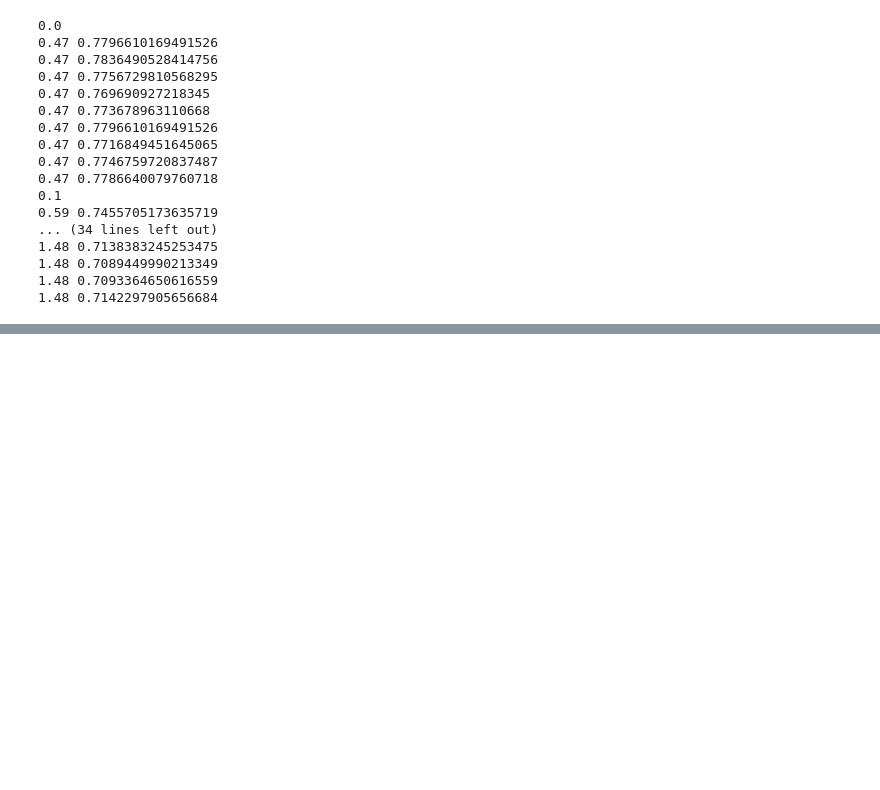
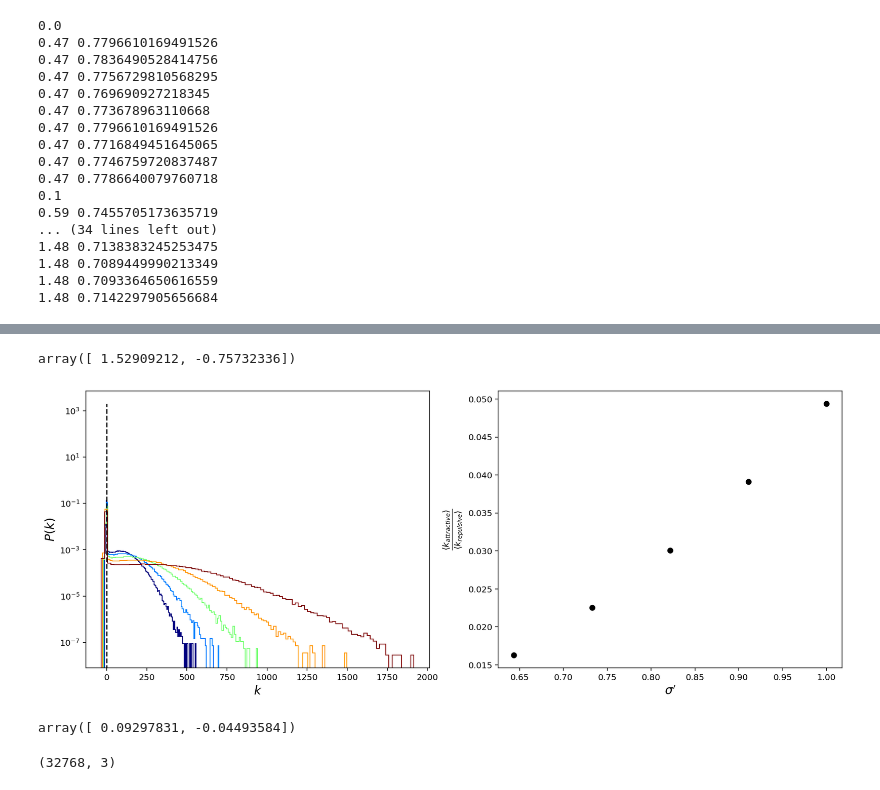
Before and after one commit to ianrgraham/monk, a Jupyter notebook: workflows/sc-states/mlj-production/102522-mlj-supplementary.ipynb, the cells around one changed output, grey strips where cells are left out. Cells and saved outputs as stored; diff of their text form; code cells hidden in the pictures; blank space fills up the shorter version.

```diff
--- a/workflows/sc-states/mlj-production/102522-mlj-supplementary.ipynb
+++ b/workflows/sc-states/mlj-production/102522-mlj-supplementary.ipynb
@@ -167,0 +269,69 @@ for delta, jobs_iter in project.find_jobs(None, {"_CRYSTAL": {"$exists": False}}
+# %%
+params
+# %% [output]
+array([ 1.52909212, -0.75732336])
+# %%
+fig, axs = plt.subplots(1, 2, figsize=(16, 6))
+
+cmap = cm.jet
+norm = colors.Normalize(vmin=0, vmax=0.4)
+data = []
+deltas = []
+for delta, jobs_iter in project.find_jobs(None, {"_CRYSTAL": {"$exists": False}}).groupby("delta"):
+    job = jobs_iter.__next__()
+    for file in sorted(glob.glob(job.fn("short_runs/temp-*/fire_traj.gsd")))[2:3]:
+        traj = gsd.hoomd.open(file)
+        snap = traj[0]
+        typeid = snap.particles.typeid
+        position = snap.particles.position
+        nlist_query = freud.locality.AABBQuery.from_system(snap)
+        nlist = nlist_query.query(position[typeid == 0], {"r_min": 0.1, "r_max": 2.5}).toNeighborList()
+        forces = np.zeros_like(nlist.distances)
+        # energies = np.zeros_like(nlist.distances)
+        # plt.sca(axs[0])
+        # cond = typeid[nlist.point_indices] == 0
+        # forces[cond] = mlj_force(nlist.distances[cond], delta)#*nlist.distances[cond]
+        # cond = typeid[nlist.point_indices] == 1
+        # forces[cond] = mlj_force(nlist.distances[cond], delta, epsilon=1.5, sigma=0.8)#*nlist.distances[cond]
+        # plt.hist(forces, bins=100, histtype="step", density=True, label=f"{delta:.1f}", color=cmap(norm(delta)))
+        # plt.sca(axs[1])
+        # plt.plot((1-delta/2**(1/6)), -np.sum(forces[forces < 0.0])/np.sum(forces[forces > 0.0]), "ok")
+
+        plt.sca(axs[0])
+        cond = typeid[nlist.point_indices] == 0
+        forces[cond] = mlj_stiffness(nlist.distances[cond], delta)#*nlist.distances[cond]
+        cond = typeid[nlist.point_indices] == 1
+        forces[cond] = mlj_stiffness(nlist.distances[cond], delta, epsilon=1.5, sigma=0.8)#*nlist.distances[cond]
+        plt.hist(forces, bins=100, histtype="step", density=True, label=f"{delta:.1f}", color=cmap(norm(delta)))
+        plt.sca(axs[1])
+        plt.plot((1-delta/2**(1/6)), -np.sum(forces[forces < 0.0])/np.sum(forces[forces > 0.0]), "ok")
+        data.append(-np.sum(forces[forces < 0.0])/np.sum(forces[forces > 0.0]))
+        deltas.append((1-delta/2**(1/6)))
+plt.sca(axs[0])
+plt.yscale('log')
+# plt.xscale('log')
+lims = plt.xlim()
+plt.vlines(0.0, *lims, "k", linestyles="dashed")
+plt.xlabel(r"$k$")
+plt.ylabel(r"$P(k)$")
+
+plt.sca(axs[1])
+plt.xlabel(r"$\sigma'$")
+plt.ylabel(r"$\frac{\langle k_{attractive} \rangle}{\langle k_{repulsive} \rangle}$")
+# plt.yscale('log')
+# plt.xscale('log')
+plt.savefig("cage-stiffness-sup.png", dpi=200)
+
+params = np.polyfit(deltas, data, 1)
+
+np.save(project.fn("structure/cage-stiffness-sup.npy"), np.array(data))
+# %% [output]
+[figure, added]
+# %%
+params
+# %% [output]
+array([ 0.09297831, -0.04493584])
+# %%
+traj[0].particles.position.shape
+# %% [output]
+(32768, 3)
```
Also changed, not shown: parts of 7 cells of this notebook, 2 other files.
